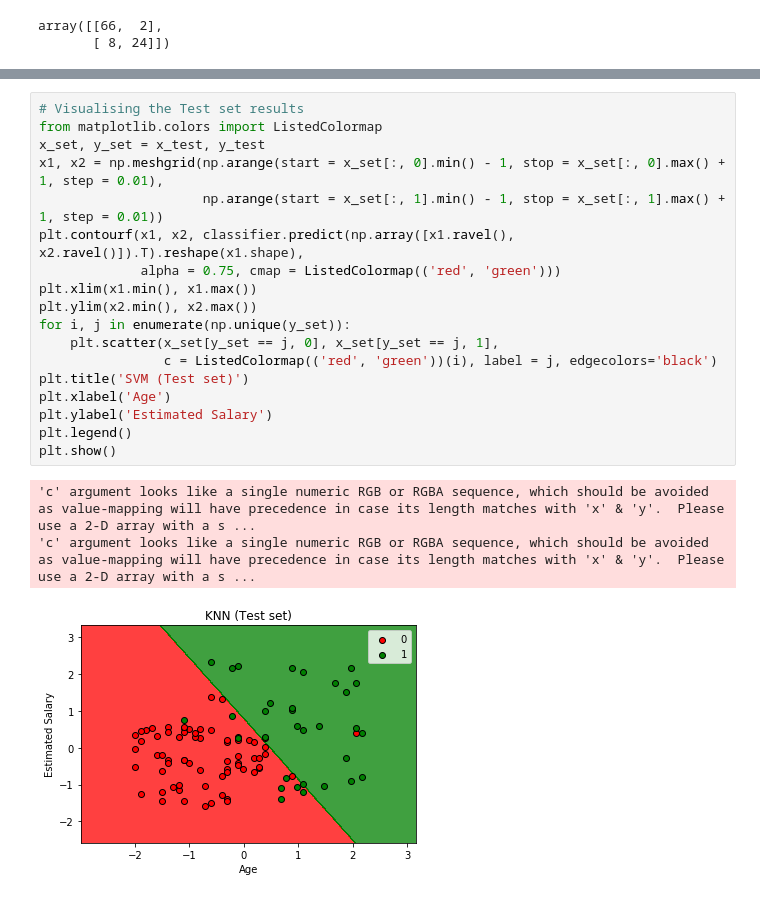
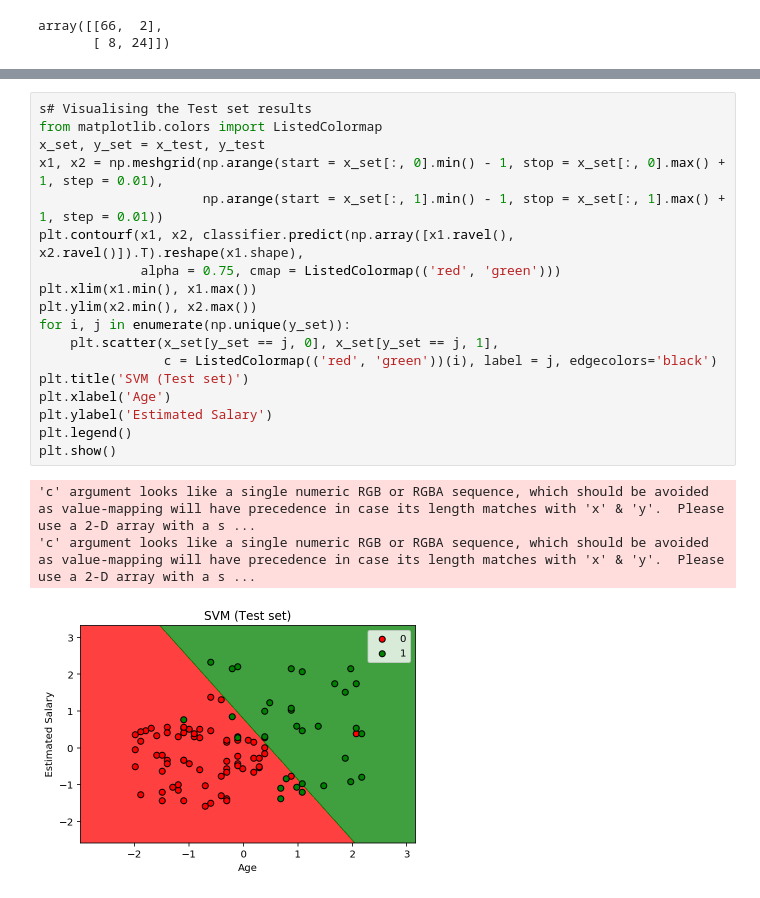
Before and after one commit to SanchiMittal/ML-models, a Jupyter notebook: Classification/SVM.ipynb, the cells around one changed output, grey strips where cells are left out. Saved outputs shown, nothing was run; the diff lists cells and outputs as text.

```diff
--- a/Classification/SVM.ipynb
+++ b/Classification/SVM.ipynb
@@ -142,22 +144,22 @@ plt.show()
 # %%
-# Visualising the Test set results
+s# Visualising the Test set results
 from matplotlib.colors import ListedColormap
 x_set, y_set = x_test, y_test
 x1, x2 = np.meshgrid(np.arange(start = x_set[:, 0].min() - 1, stop = x_set[:, 0].max() + 1, step = 0.01),
                      np.arange(start = x_set[:, 1].min() - 1, stop = x_set[:, 1].max() + 1, step = 0.01))
 plt.contourf(x1, x2, classifier.predict(np.array([x1.ravel(), x2.ravel()]).T).reshape(x1.shape),
              alpha = 0.75, cmap = ListedColormap(('red', 'green')))
 plt.xlim(x1.min(), x1.max())
 plt.ylim(x2.min(), x2.max())
 for i, j in enumerate(np.unique(y_set)):
     plt.scatter(x_set[y_set == j, 0], x_set[y_set == j, 1],
                 c = ListedColormap(('red', 'green'))(i), label = j, edgecolors='black')
 plt.title('SVM (Test set)')
 plt.xlabel('Age')
 plt.ylabel('Estimated Salary')
 plt.legend()
 plt.show()
 # %% [output]
 'c' argument looks like a single numeric RGB or RGBA sequence, which should be avoided as value-mapping will have precedence in case its length matches with 'x' & 'y'.  Please use a 2-D array with a s ...
 'c' argument looks like a single numeric RGB or RGBA sequence, which should be avoided as value-mapping will have precedence in case its length matches with 'x' & 'y'.  Please use a 2-D array with a s ...
-[figure, old version]
+[figure, new version]
```
Also changed, not shown: parts of 3 cells of this notebook, 2 other files.
